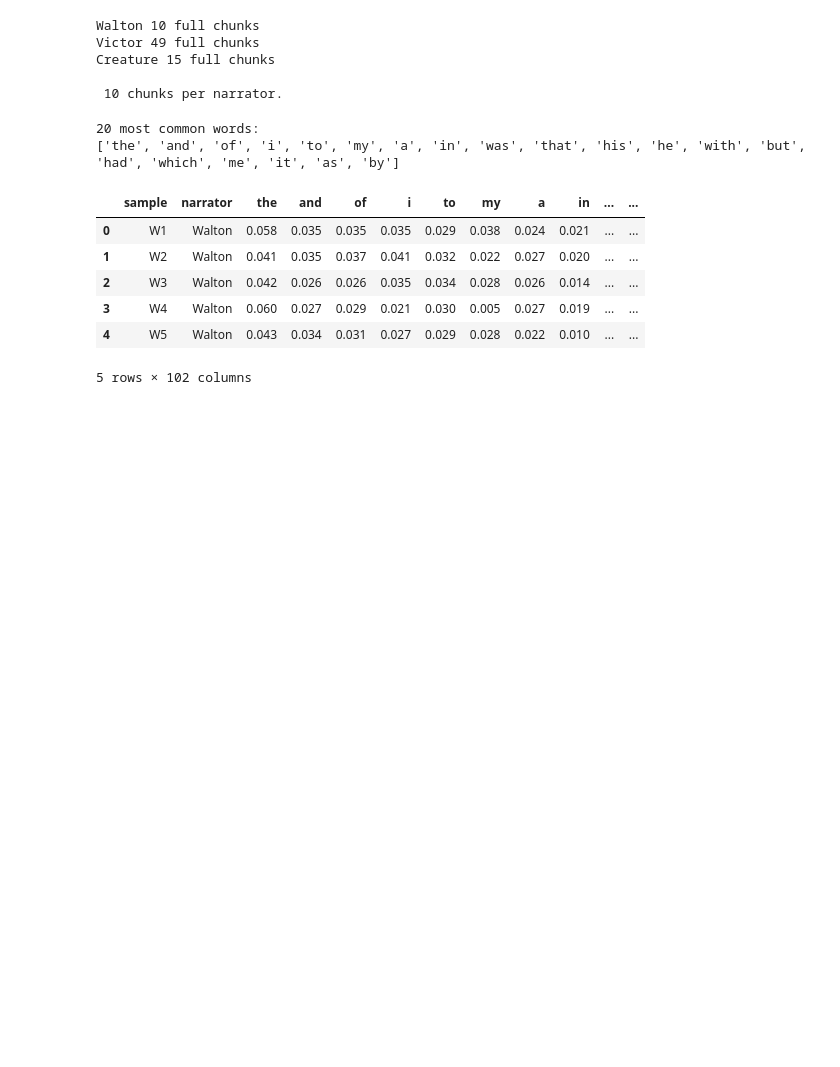
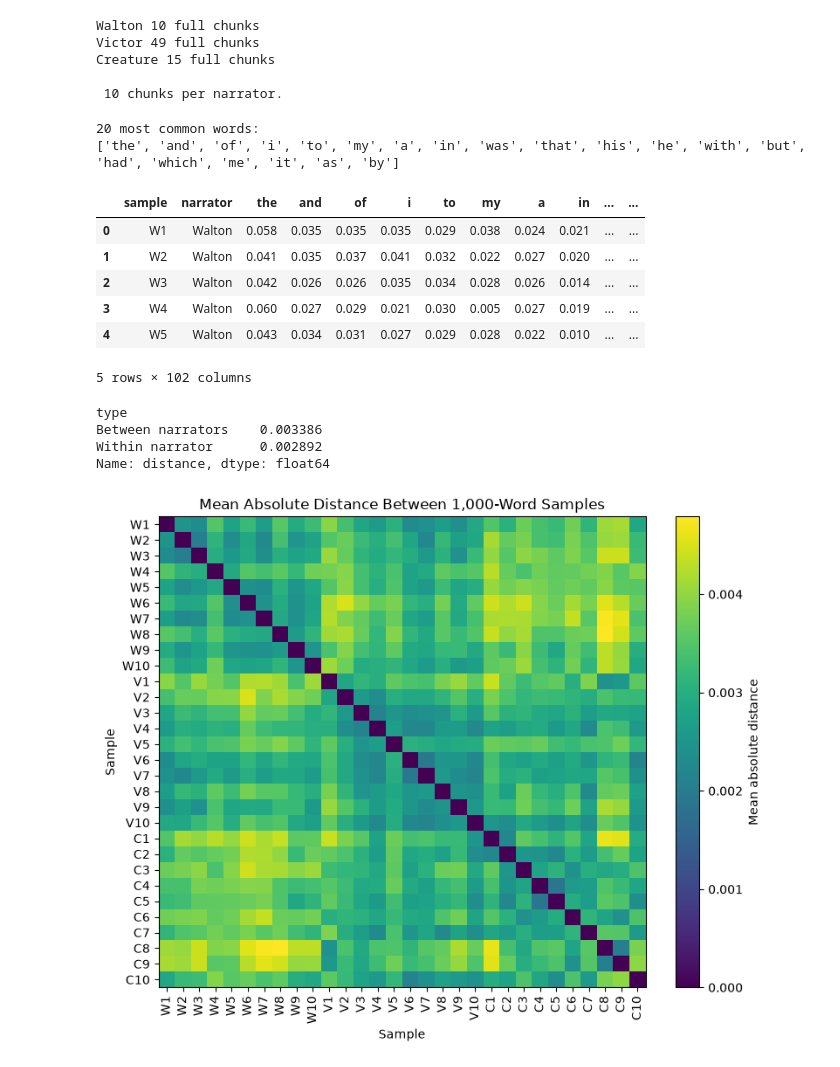
Before and after one commit to dmbritton1/MiniProject1, a Jupyter notebook: dbritto3.ipynb, the cells around one changed output. Cells and saved outputs as stored; diff of their text form; code cells hidden in the pictures; blank space fills up the shorter version.

Commit message:
added mean absolute distance

```diff
--- a/dbritto3.ipynb
+++ b/dbritto3.ipynb
@@ -183,3 +183,66 @@ freq_df.head()
 | 3 | W4 | Walton | 0.060 | 0.027 | 0.029 | 0.021 | 0.030 | 0.005 | 0.027 | 0.019 | ... | ... |
 | 4 | W5 | Walton | 0.043 | 0.034 | 0.031 | 0.027 | 0.029 | 0.028 | 0.022 | 0.010 | ... | ... |
 5 rows × 102 columns
+# %%
+def mean_absolute_distance(a, b):
+    #find absolute difference
+    differences = np.abs(a - b)
+    #find average difference
+    distance = np.mean(differences)
+    return distance
+
+#keeps the 100 frequency columns and converts them into a numpy array.
+frequency_matrix = freq_df[vocabulary].to_numpy()
+labels = freq_df["sample"].tolist()
+narrators = freq_df["narrator"].tolist()
+
+
+#empty distance matrix
+distance_matrix = np.zeros((len(frequency_matrix), len(frequency_matrix)))
+
+#compares the frequencies in each chunk to all the others
+for i in range(len(frequency_matrix)):
+    for j in range(len(frequency_matrix)):
+        distance_matrix[i, j] = mean_absolute_distance(frequency_matrix[i], frequency_matrix[j])
+
+comparisons = []
+
+#checks if the comparisons are with other narrators of the same narrator
+for i in range(len(frequency_matrix)):
+    for j in range(i + 1, len(frequency_matrix)):
+        if narrators[i] == narrators[j]:
+            comparison_type = "Within narrator"
+        else:
+            comparison_type = "Between narrators"
+
+        #adds the type into the comparisons list
+        comparisons.append({
+            "sample_1": labels[i],
+            "sample_2": labels[j],
+            "type": comparison_type,
+            "distance": distance_matrix[i, j]
+        })
+
+#convert to df for calculation
+comparison_df = pd.DataFrame(comparisons)
+#find average distance within narrators and between narrators so we can compare
+comparison_df.groupby("type")["distance"].mean()
+# %% [output]
+type
+Between narrators    0.003386
+Within narrator      0.002892
+Name: distance, dtype: float64
+# %%
+plt.figure(figsize=(9, 7))
+plt.imshow(distance_matrix, aspect="auto")
+plt.colorbar(label="Mean absolute distance")
+
+plt.xticks(range(len(labels)), labels, rotation=90)
+plt.yticks(range(len(labels)), labels)
+
+plt.title("Mean Absolute Distance Between 1,000-Word Samples")
+plt.xlabel("Sample")
+plt.ylabel("Sample")
+plt.show()
+# %% [output]
+[figure, added]
```
